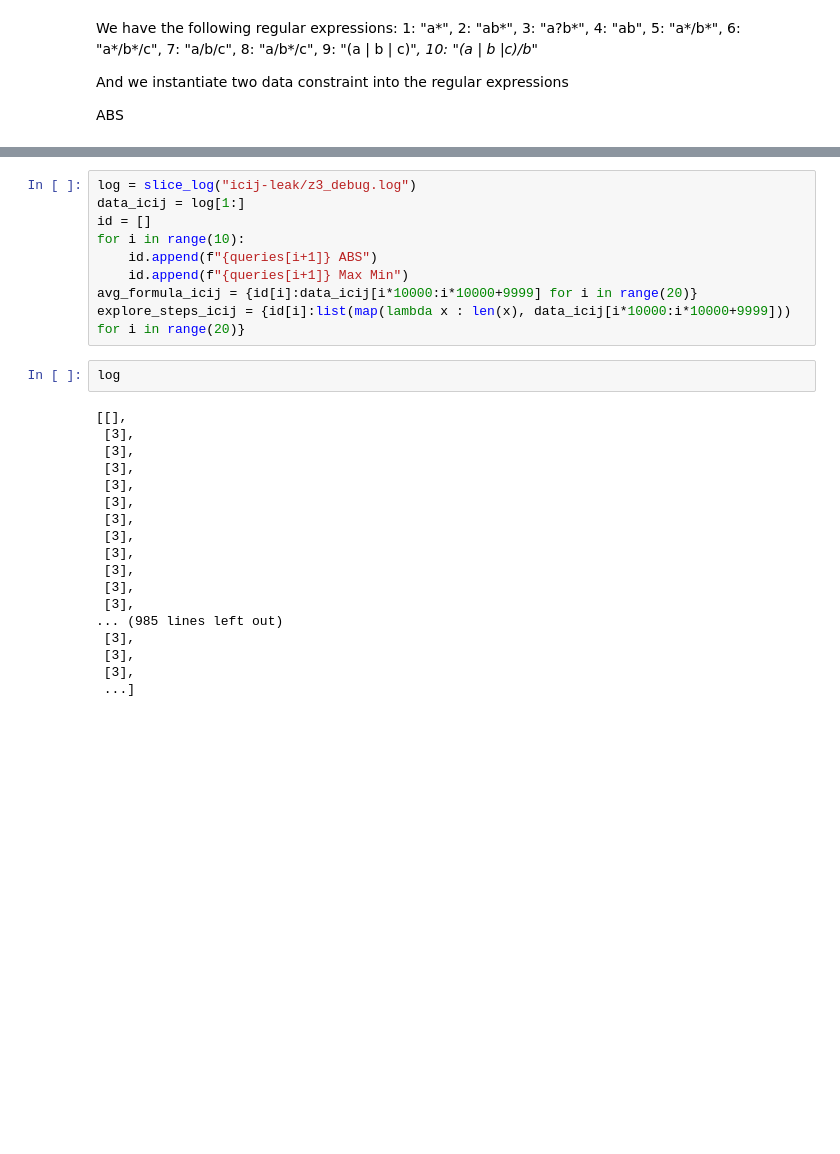
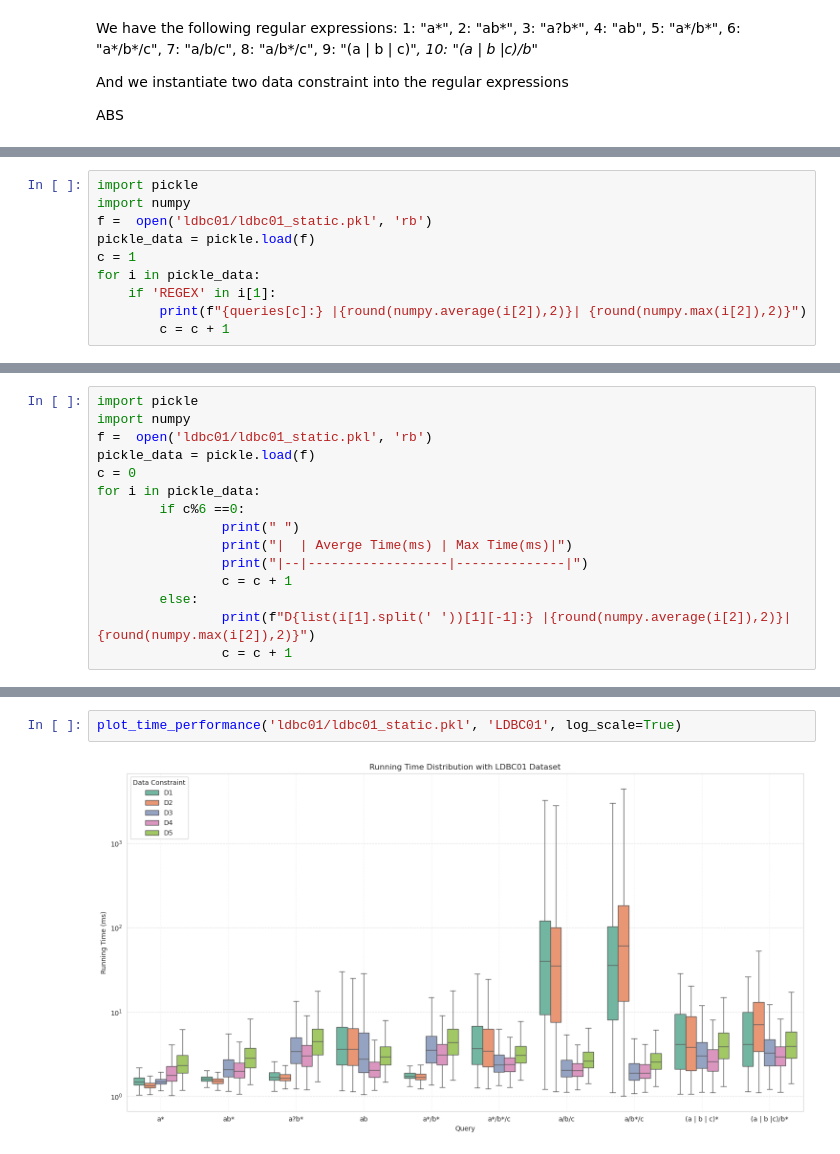
Before and after one commit to Wanshuiquan/MillenniumDB, a Jupyter notebook: evaluation/case-study/case-studies.ipynb, the cells around one changed output, grey strips where cells are left out. Cells and saved outputs as stored; diff of their text form; blank space fills up the shorter version.

```diff
--- a/evaluation/case-study/case-studies.ipynb
+++ b/evaluation/case-study/case-studies.ipynb
@@ -91,0 +33,10 @@ def plot_boxplot_with_seaborn(data_dict, title, name="fig", log=True):
+# %%
+import pickle
+import numpy
+f =  open('ldbc01/ldbc01_static.pkl', 'rb')
+pickle_data = pickle.load(f)
+c = 1
+for i in pickle_data:
+    if 'REGEX' in i[1]:
+        print(f"{queries[c]:} |{round(numpy.average(i[2]),2)}| {round(numpy.max(i[2]),2)}")
+        c = c + 1
@@ -91,0 +54,15 @@ def plot_boxplot_with_seaborn(data_dict, title, name="fig", log=True):
+# %%
+import pickle
+import numpy
+f =  open('ldbc01/ldbc01_static.pkl', 'rb')
+pickle_data = pickle.load(f)
+c = 0
+for i in pickle_data:
+        if c%6 ==0:
+                print(" ")
+                print("|  | Averge Time(ms) | Max Time(ms)|")
+                print("|--|------------------|--------------|")
+                c = c + 1
+        else:
+                print(f"D{list(i[1].split(' '))[1][-1]:} |{round(numpy.average(i[2]),2)}| {round(numpy.max(i[2]),2)}")
+                c = c + 1
@@ -161,29 +154,4 @@ plt.show()
-# %%
-log = slice_log("icij-leak/z3_debug.log")
-data_icij = log[1:]
-id = []
-for i in range(10):
-    id.append(f"{queries[i+1]} ABS")
-    id.append(f"{queries[i+1]} Max Min")
-avg_formula_icij = {id[i]:data_icij[i*10000:i*10000+9999] for i in range(20)}
-explore_steps_icij = {id[i]:list(map(lambda x : len(x), data_icij[i*10000:i*10000+9999])) for i in range(20)}
-# %%
-log
-# %% [output]
-[[],
- [3],
- [3],
- [3],
- [3],
- [3],
- [3],
- [3],
- [3],
- [3],
- [3],
- [3],
-... (985 lines left out)
- [3],
- [3],
- [3],
- ...]
+# %%
+plot_time_performance('ldbc01/ldbc01_static.pkl', 'LDBC01', log_scale=True)
+# %% [output]
+[figure, added]
```
Also changed, not shown: parts of 9 cells of this notebook, 4 other files.
